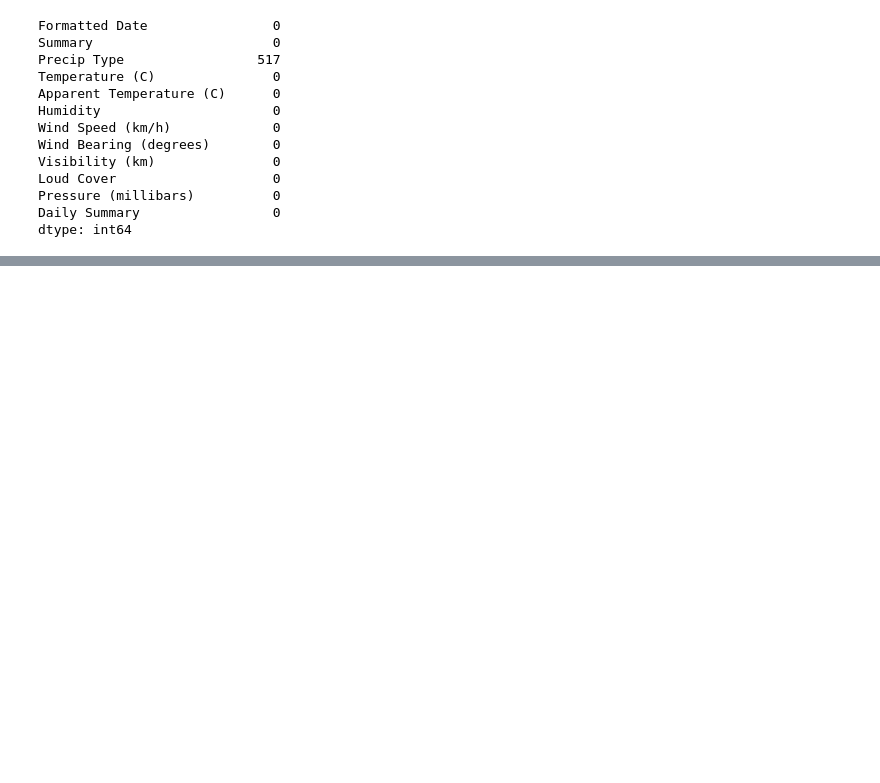
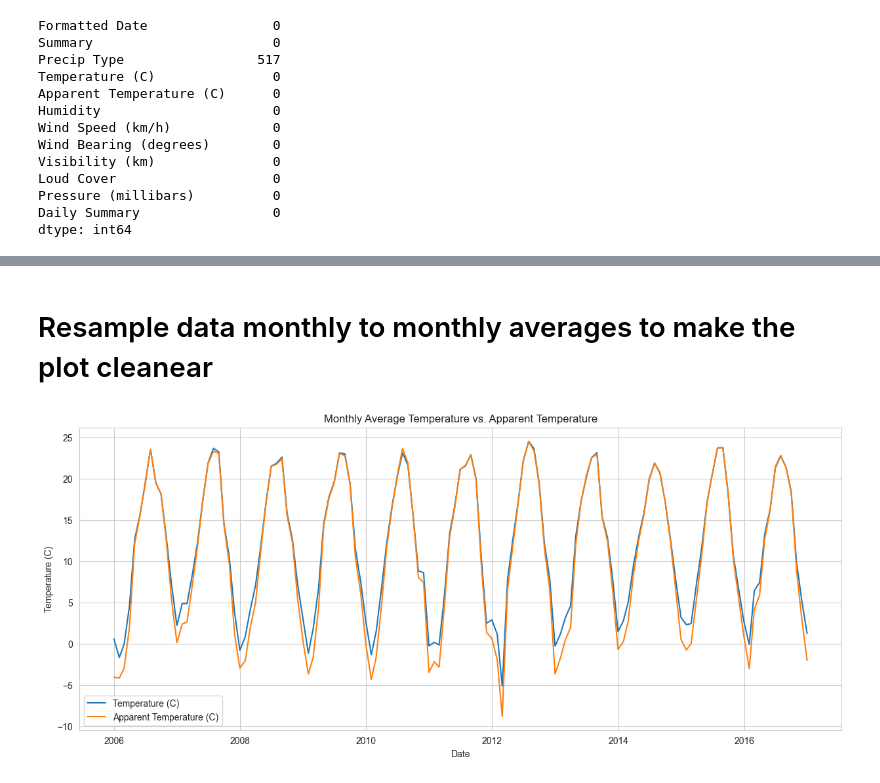
Before and after one commit to naitto1/humidityRegression, a Jupyter notebook: humidCLEAN.ipynb, the cells around one changed output, grey strips where cells are left out. Cells and saved outputs as stored; diff of their text form; code cells hidden in the pictures; blank space fills up the shorter version.

```diff
--- a/humidCLEAN.ipynb
+++ b/humidCLEAN.ipynb
@@ -62,0 +98,2 @@ plt.show()
+# %%
+df['Precip Type'].fillna(df['Precip Type'].mode()[0], inplace=True)
@@ -62,0 +122,15 @@ plt.show()
+# %% [markdown]
+# Resample data monthly to monthly averages to make the plot cleanear
+# %%
+sns.set_style("whitegrid")
+plt.figure(figsize=(15, 6))
+df_monthly = df[['Temperature (C)', 'Apparent Temperature (C)']].resample('M').mean()
+plt.plot(df_monthly.index, df_monthly['Temperature (C)'], label='Temperature (C)')
+plt.plot(df_monthly.index, df_monthly['Apparent Temperature (C)'], label='Apparent Temperature (C)')
+plt.title('Monthly Average Temperature vs. Apparent Temperature')
+plt.xlabel('Date')
+plt.ylabel('Temperature (C)')
+plt.legend()
+plt.show()
+# %% [output]
+[figure, added]
```
Also changed, not shown: parts of 14 cells of this notebook, 3 other files.
